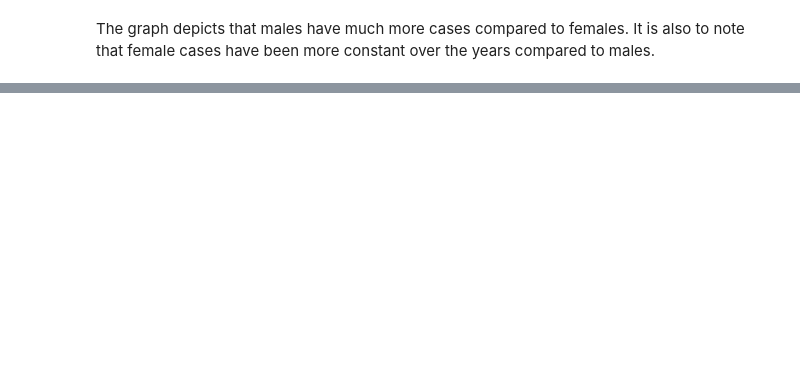
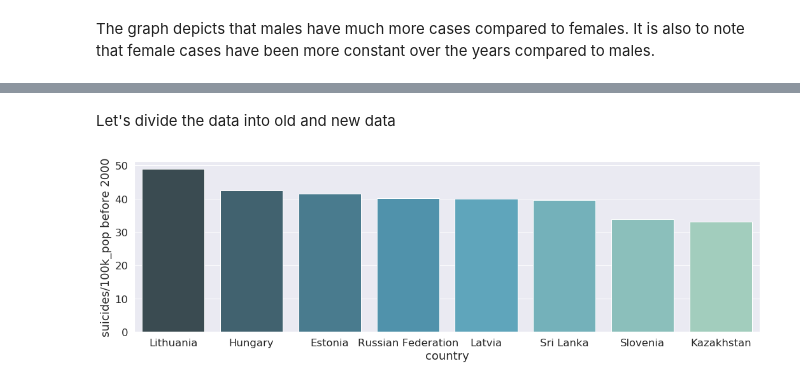
Before and after one commit to 1pk73/Coursera-Capstone, a Jupyter notebook: week 4 final.ipynb, the cells around one changed output, grey strips where cells are left out. Saved outputs shown, nothing was run; the diff lists cells and outputs as text; code cells hidden in the pictures; blank space fills up the shorter version.

```diff
--- a/week 4 final.ipynb
+++ b/week 4 final.ipynb
@@ -231,0 +257,14 @@ Rest of the analysis and the report is in week 5 project
+# %% [markdown]
+Let's divide the data into old and new data
+# %%
+data_past = df_data[df_data['year']<2000]
+suic_mean = pd.DataFrame(data_past['suicides/100k_pop'].groupby(data_past['country']).mean())
+suic_mean = suic_mean.reset_index()
+suic_mean_most = suic_mean.sort_index(by='suicides/100k_pop',ascending=False).head(8)
+
+plt.figure(figsize=(15,5))
+sns.barplot(y='suicides/100k_pop',x='country',data=suic_mean_most,palette="GnBu_d");
+plt.ylabel('suicides/100k_pop before 2000')
+plt.tight_layout()
+# %% [output]
+[figure, added]
```
Also changed, not shown: parts of 17 cells of this notebook.
